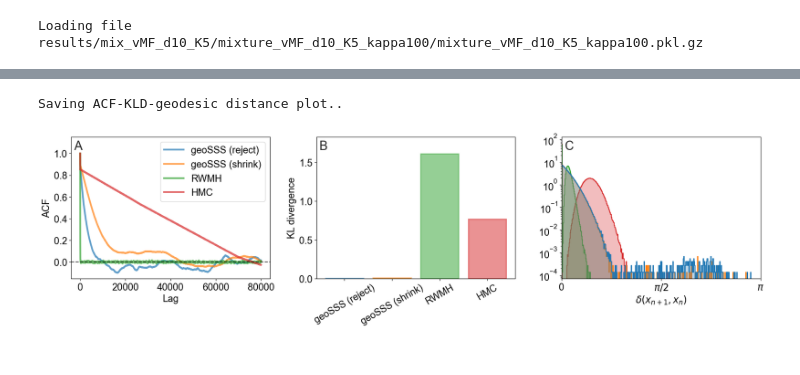
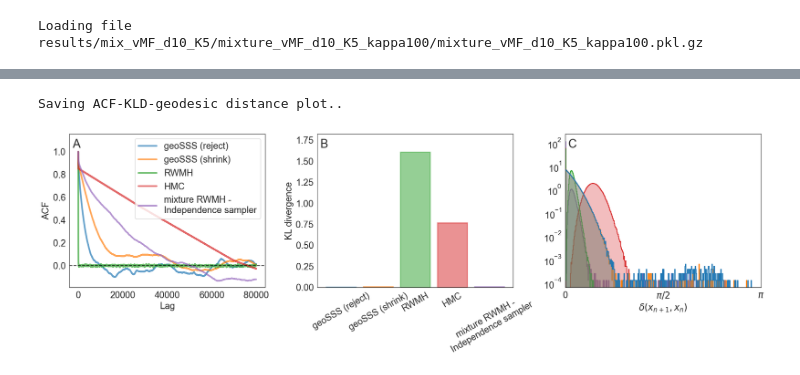
Before and after one commit to microscopic-image-analysis/geosss, a Jupyter notebook: scripts/visualize_mixture_vMF.ipynb, the cells around one changed output, grey strips where cells are left out. Cells and saved outputs as stored; diff of their text form; code cells hidden in the pictures.

Commit message:
updating the notebook with new results from the markov kernel mixture sampler

```diff
--- a/scripts/visualize_mixture_vMF.ipynb
+++ b/scripts/visualize_mixture_vMF.ipynb
@@ -70,0 +95,21 @@ Loading file results/mix_vMF_d10_K5/mixture_vMF_d10_K5_kappa100/mixture_vMF_d10_
+# %%
+def compute_kld(samples, modes):
+    """computing KL divergence between target and sampled distribution"""
+    m = np.argmax(samples @ modes.T, axis=1)
+    i, c = np.unique(m, return_counts=True)
+    p = np.full(len(modes), 1e-100)
+    p[i] = c
+    p[i] /= p.sum()
+    kld = p @ np.log(p / pdf.weights)
+    return kld
+
+
+# choose the best mixing probability based on KL divergence value (lowest)
+kld_mix = []
+for mix_prob in mix_probs:
+    kld = compute_kld(samples_mix[f"prob_mix_{mix_prob:.1f}"], modes * kappa)
+    print(f"mix_prob: {mix_prob:.1f}, KL divergence: {kld:.4f}")
+    kld_mix.append(kld)
+
+best_mix_prob = mix_probs[np.argmin(kld_mix)]
+print(f"\nBest mixing probability: {best_mix_prob:.1f}")
@@ -71,22 +129,16 @@ Loading file results/mix_vMF_d10_K5/mixture_vMF_d10_K5_kappa100/mixture_vMF_d10_
+# %%
+# updating the `samples` dict corresponding to the best mixing probability
+samples["mix-rwmh-indep"] = samples_mix[f"prob_mix_{best_mix_prob:.1f}"]
 # %%
-# Loading the first run `ind=0` to generate plots in paper
-ind = 0
-samples = runs_samples if isinstance(runs_samples, dict) else runs_samples[ind]
-
 # population of modes
-modes = np.array([p.mu for p in pdf.pdfs])
+# modes = np.array([p.mu for p in pdf.pdfs])
 
 # kl-divergence
 KL = []
 for method in METHODS:
     x = samples[method]
-    m = np.argmax(x @ modes.T, axis=1)
-    i, c = np.unique(m, return_counts=True)
-    p = np.full(len(modes), 1e-100)
-    p[i] = c
-    p[i] /= p.sum()
-    KL.append(p @ np.log(p / pdf.weights))
-
+    kld = compute_kld(x, modes * kappa)
+    KL.append(kld)
 
 # Calculate geodesic distances
 geo_dist_list = []
@@ -110,12 +162,12 @@ for method in METHODS:
 # Combine all DataFrames into one
 df_geo_dist = pd.concat(geo_dist_list, ignore_index=True)
 # %%
-colors = ["tab:blue", "tab:orange", "tab:green", "tab:red"]
+colors = ["tab:blue", "tab:orange", "tab:green", "tab:red", "tab:purple"]
 method_color_dict = dict(zip(METHODS, colors))
 fs = 17
 
 lag = int(8e4)
-fig, axes = plt.subplots(1, 3, figsize=(18, 5))
+fig, axes = plt.subplots(1, 3, figsize=(19, 6))
 ax1 = axes[0]
 for method, color in zip(METHODS, colors):
     # compute autocorrelation for every method
@@ -170,32 +222,32 @@ sns.histplot(
     legend=False,  # no legend ax3
 )
 
 # Customize the x-axis labels and ticks
 ax3.set_xlabel(r"$\delta(x_{n+1}, x_n)$", fontsize=fs)
 ax3.set_xticks([0, np.pi / 2, np.pi])
 ax3.set_xticklabels(["0", r"$\pi/2$", r"$\pi$"], fontsize=fs)
 ax3.tick_params(axis="both", which="major", labelsize=fs)
 
 # Set y-scale to logarithmic
 ax3.set_yscale("log")
 ax3.set_ylabel(None)  # Remove the y-axis label
 ax3.set_xlim(0, np.pi)
 
 # annotate every subplot
 for i, ax in enumerate(axes, 65):
     ax.annotate(chr(i), xy=(0.015, 0.91), xycoords="axes fraction", fontsize=22)
 
     # adding some margin on top
     ymin, ymax = ax.get_ylim()
     ax.set_ylim(ymin, ymax + 0.08 * (ymax - ymin))
 
 # Adjust layout
 fig.tight_layout()
 
-save_acf_kld_dist = False
+save_acf_kld_dist = True
 if save_acf_kld_dist:
     print("Saving ACF-KLD-geodesic distance plot..")
     fig.savefig(f"{subdir}/{filename}_acf_kld_dist.pdf", transparent=True)
 # %% [output]
 Saving ACF-KLD-geodesic distance plot..
-[figure, old version]
+[figure, new version]
```
Also changed, not shown: parts of 9 cells of this notebook.
